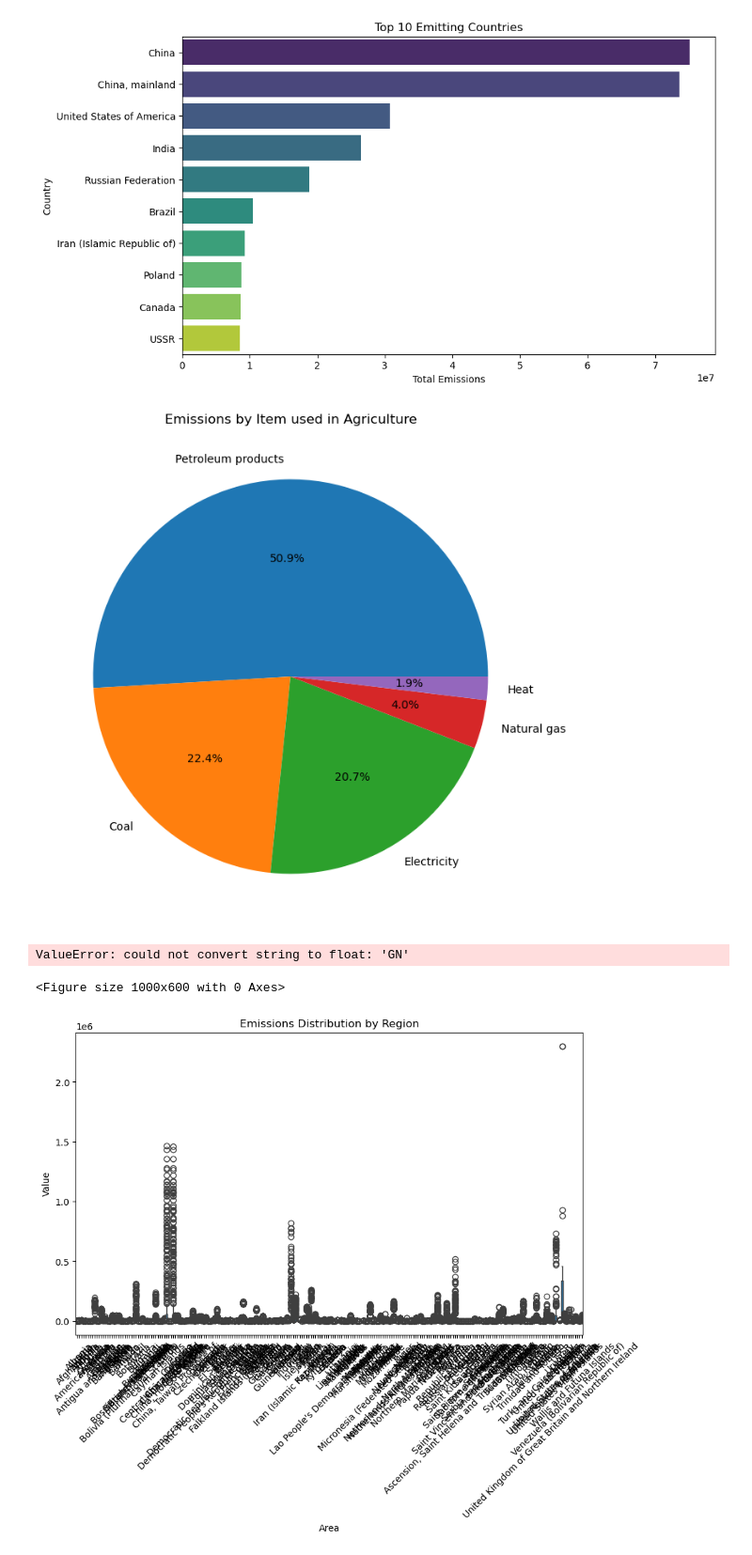
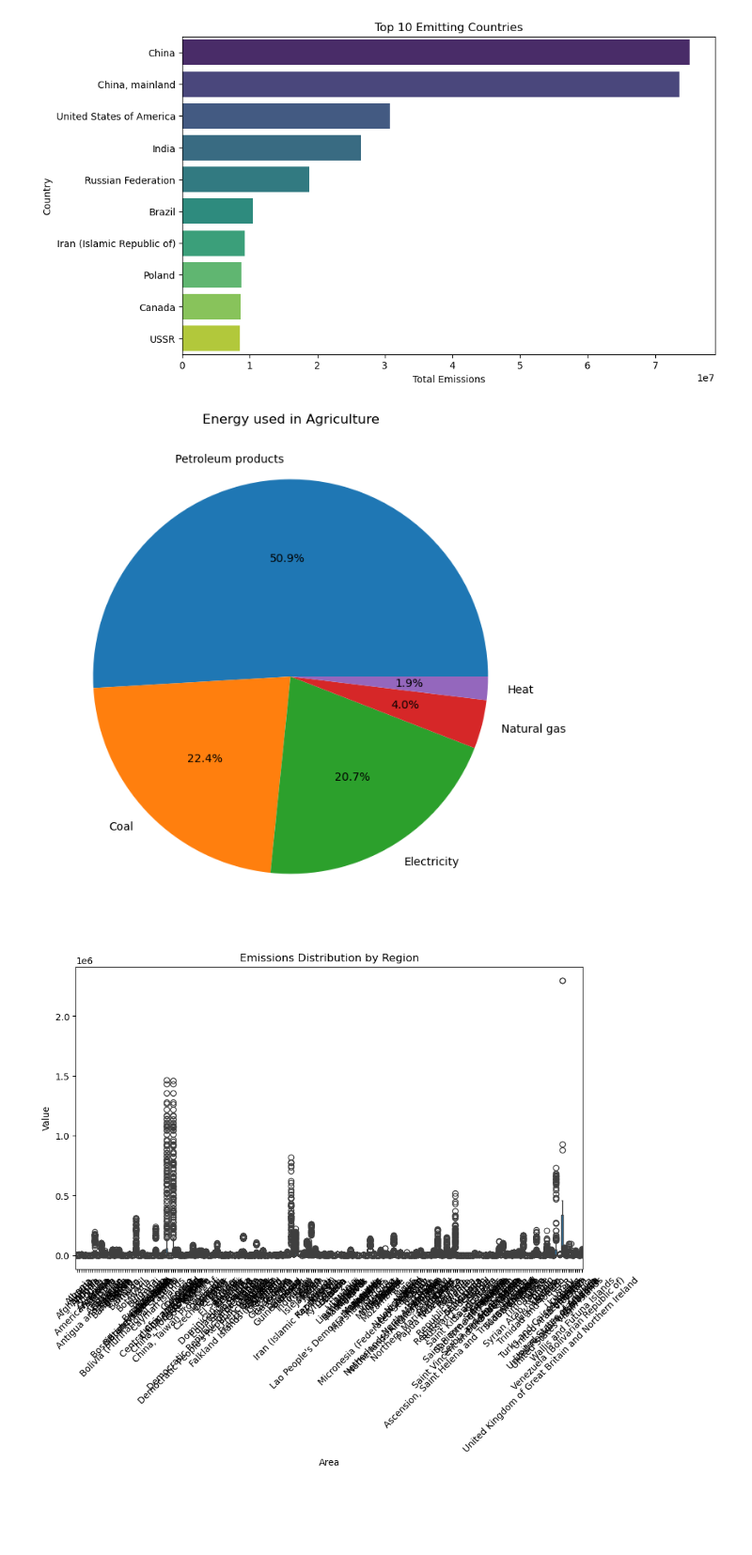
Before and after one commit to cikristian/Agriculture_Land, a Jupyter notebook: Emissions from Energy Use in Agriculture.ipynb, the cells around one changed output. Shown at 94% size. Cells and saved outputs as stored; diff of their text form; code cells hidden in the pictures; blank space fills up the shorter version.

Commit message:
Emminions in Agriculture

```diff
--- a/Emissions from Energy Use in Agriculture.ipynb
+++ b/Emissions from Energy Use in Agriculture.ipynb
@@ -96,21 +110,13 @@ Passing `palette` without assigning `hue` is deprecated and will be removed in v
 # %%
 crop_emissions = df.groupby('Item')['Value'].sum().sort_values(ascending=False)
 
 plt.figure(figsize=(8,8))
 crop_emissions.plot(kind='pie', autopct='%1.1f%%')
-plt.title("Emissions by Item used in Agriculture")
+plt.title("Energy used in Agriculture")
 plt.ylabel('')
 plt.show()
 # %% [output]
-[figure, old version]
+[figure, new version]
-# %%
-plt.figure(figsize=(10, 6))
-sns.heatmap(df.corr(), annot=True, cmap='coolwarm')
-plt.title("Correlation Heatmap")
-plt.show()
-# %% [output]
-ValueError: could not convert string to float: 'GN'
-<Figure size 1000x600 with 0 Axes>
 # %%
 plt.figure(figsize=(10,6))
 sns.boxplot(data=df, x='Area', y='Value')
```
Also changed, not shown: parts of 6 cells of this notebook, 1 other file.
